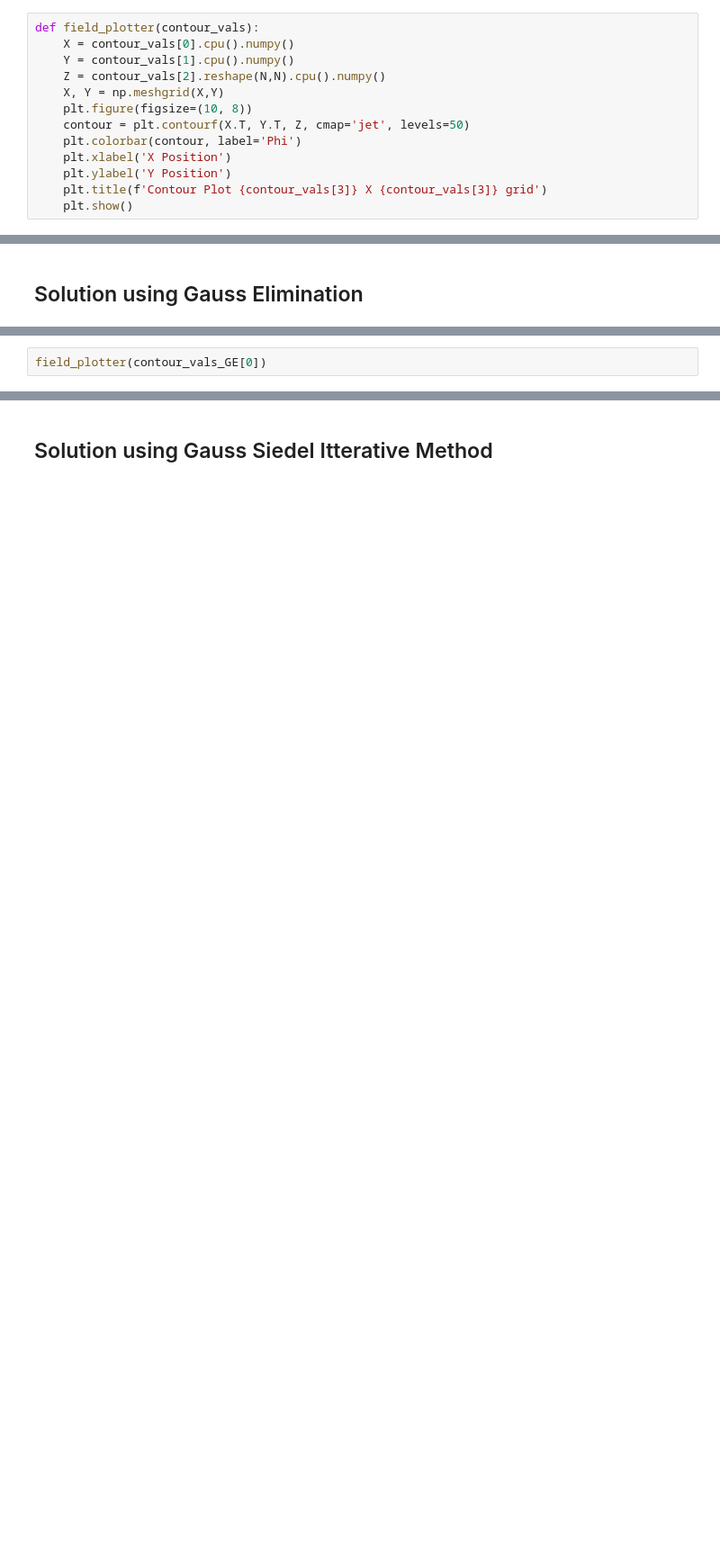
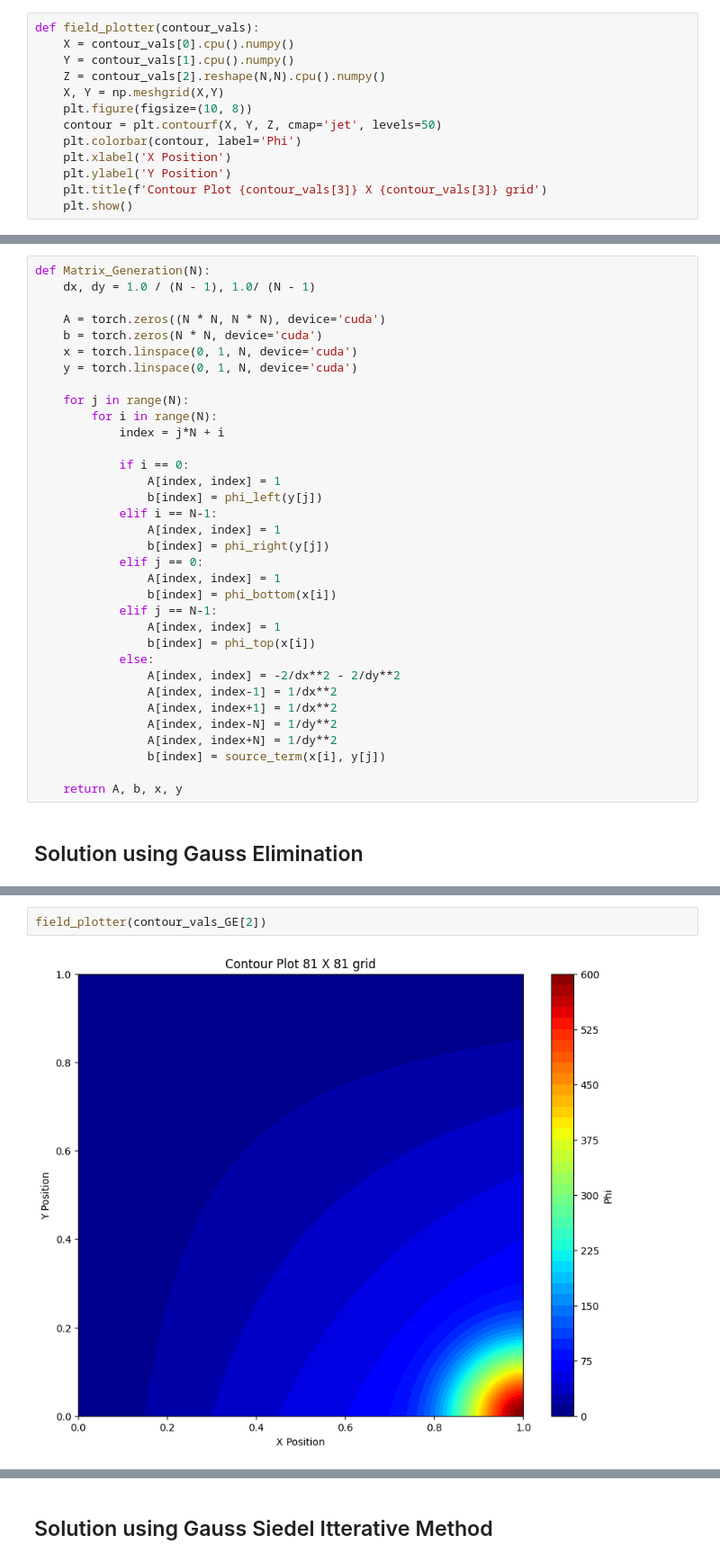
Before and after one commit to VardanMittal/Computational-Fluid-Dynamics, a Jupyter notebook: Projects/Project1/main.ipynb, the cells around one changed output, grey strips where cells are left out. Shown: that part at 90% size. Drawn from its saved outputs; the diff is of its cells as text; blank space fills up the shorter version.

Commit message:
Project 1 codes completed along with all the graphs

```diff
--- a/Projects/Project1/main.ipynb
+++ b/Projects/Project1/main.ipynb
@@ -77,7 +69,7 @@ def field_plotter(contour_vals):
     Z = contour_vals[2].reshape(N,N).cpu().numpy()
     X, Y = np.meshgrid(X,Y)
     plt.figure(figsize=(10, 8))
-    contour = plt.contourf(X.T, Y.T, Z, cmap='jet', levels=50)
+    contour = plt.contourf(X, Y, Z, cmap='jet', levels=50)
     plt.colorbar(contour, label='Phi')
     plt.xlabel('X Position')
     plt.ylabel('Y Position')
@@ -155,3 +112,37 @@ def Matrix_Generation(N):
+# %%
+def Matrix_Generation(N):
+    dx, dy = 1.0 / (N - 1), 1.0/ (N - 1)
+
+    A = torch.zeros((N * N, N * N), device='cuda')
+    b = torch.zeros(N * N, device='cuda')
+    x = torch.linspace(0, 1, N, device='cuda')
+    y = torch.linspace(0, 1, N, device='cuda')
+
+    for j in range(N):
+        for i in range(N):
+            index = j*N + i
+
+            if i == 0:
+                A[index, index] = 1
+                b[index] = phi_left(y[j])
+            elif i == N-1:
+                A[index, index] = 1
+                b[index] = phi_right(y[j])
+            elif j == 0:
+                A[index, index] = 1
+                b[index] = phi_bottom(x[i])
+            elif j == N-1:
+                A[index, index] = 1
+                b[index] = phi_top(x[i])
+            else:
+                A[index, index] = -2/dx**2 - 2/dy**2
+                A[index, index-1] = 1/dx**2
+                A[index, index+1] = 1/dx**2
+                A[index, index-N] = 1/dy**2
+                A[index, index+N] = 1/dy**2
+                b[index] = source_term(x[i], y[j])
+
+    return A, b, x, y
 # %% [markdown]
 ## Solution using Gauss Elimination
 # %%
@@ -193,4 +165,6 @@ runtimes_GE
 # %%
-field_plotter(contour_vals_GE[0])
+field_plotter(contour_vals_GE[2])
+# %% [output]
+[figure, added]
 # %%
 CPU_Time([21,41,81], runtimes_GE)
```
Also changed, not shown: parts of 15 cells of this notebook.
